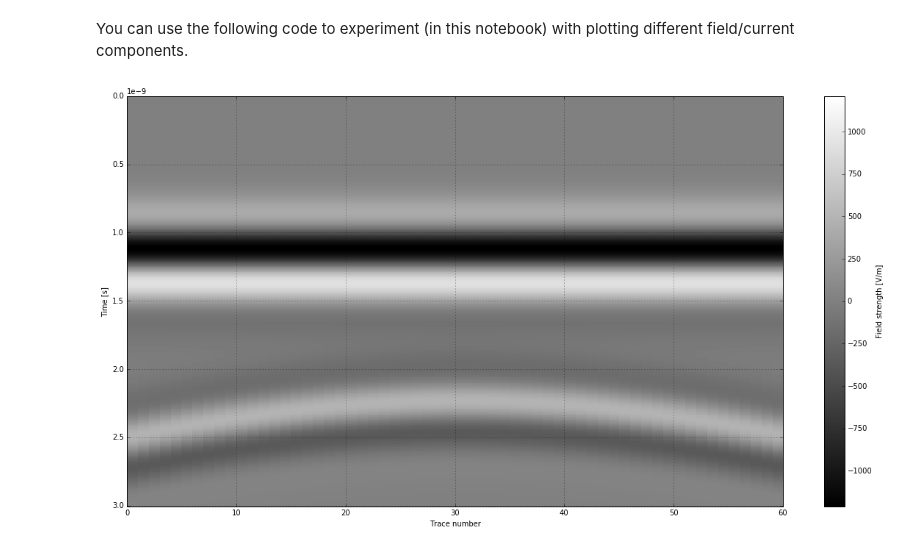
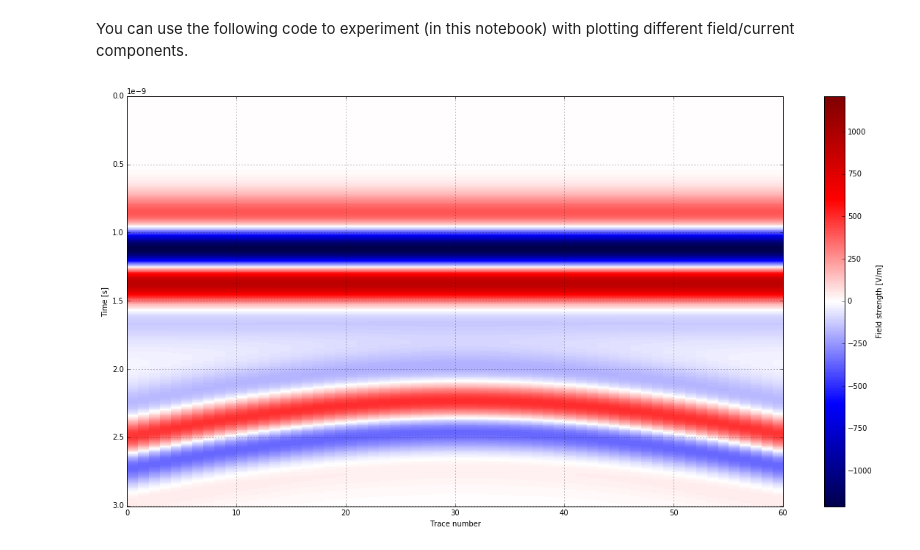
Before and after one commit to gprMax/gprMax, a Jupyter notebook: tools/Jupyter notebooks/plot_Bscan.ipynb, the cells around one changed output. Cells and saved outputs as stored; diff of their text form; code cells hidden in the pictures.

```diff
--- a/tools/Jupyter notebooks/plot_Bscan.ipynb
+++ b/tools/Jupyter notebooks/plot_Bscan.ipynb
@@ -16,17 +9,19 @@ For example (to use the module outside this notebook) to plot the B-scan of the
 # %% [markdown]
 You can use the following code to experiment (in this notebook) with plotting different field/current components.
 # %%
+%matplotlib inline
+
 import os
+
 from tools.plot_Bscan import get_output_data, mpl_plot
 
-filename = os.path.join(path, 'user_models', 'cylinder_Bscan_2D_merged.out')
+filename = os.path.join(os.pardir, os.pardir, 'user_models', 'cylinder_Bscan_2D_merged.out')
 rxnumber = 1
 rxcomponent = 'Ez'
 outputdata, dt = get_output_data(filename, rxnumber, rxcomponent)
 plt = mpl_plot(outputdata, dt, rxnumber, rxcomponent)
 
 # Change from the default 'seismic' colormap
-plt.set_cmap('gray')
-plt.show()
+#plt.set_cmap('gray')
 # %% [output]
-[figure, old version]
+[figure, new version]
```
Also changed, not shown: parts of 1 cell of this notebook, 2 other files.
